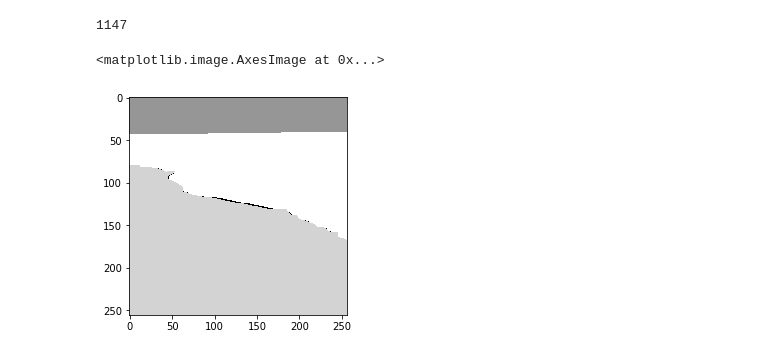
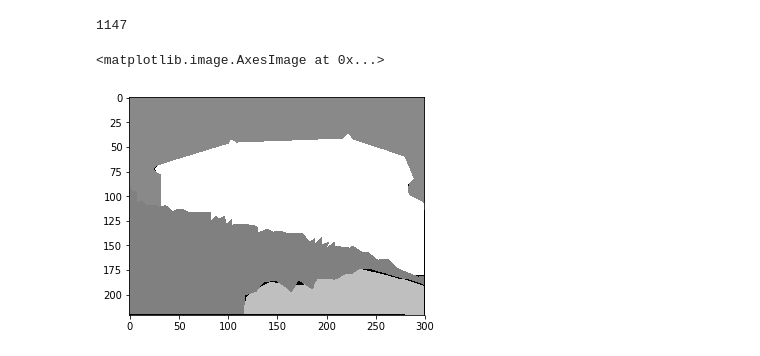
Before and after one commit to Xuehong-pdx/Machine_Learning_Side_Projects, a Jupyter notebook: image segmentation V1.ipynb, the cells around one changed output. Cells and saved outputs as stored; diff of their text form; code cells hidden in the pictures.

```diff
--- a/image segmentation V1.ipynb
+++ b/image segmentation V1.ipynb
@@ -23,7 +23,7 @@ cd C:\Users\Xueho\PD_segment\small\training
 C:\Users\Xueho\PD_segment\small\training
 # %%
 # check sample image
-image = mpimg.imread(png_list[0])
+image = mpimg.imread(png_list[100])
 plt.imshow(image)
 # %% [output]
 <matplotlib.image.AxesImage at 0x...>
@@ -41,10 +41,10 @@ print(len(img_list))
 # %% [output]
 1147
 # %%
-plt.imshow(img_list[0], cmap=plt.get_cmap('gray'))
+plt.imshow(img_list[100], cmap=plt.get_cmap('gray'))
 # %% [output]
 <matplotlib.image.AxesImage at 0x...>
-[figure, old version]
+[figure, new version]
 # %%
 !pip install opencv-python
 # %%
```
Also changed, not shown: parts of 9 cells of this notebook.
